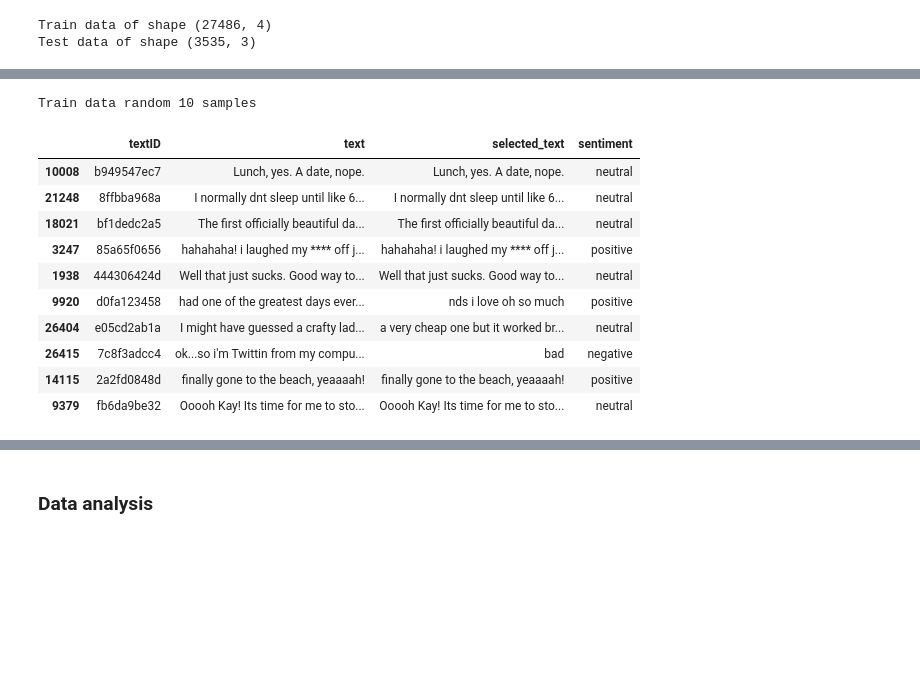
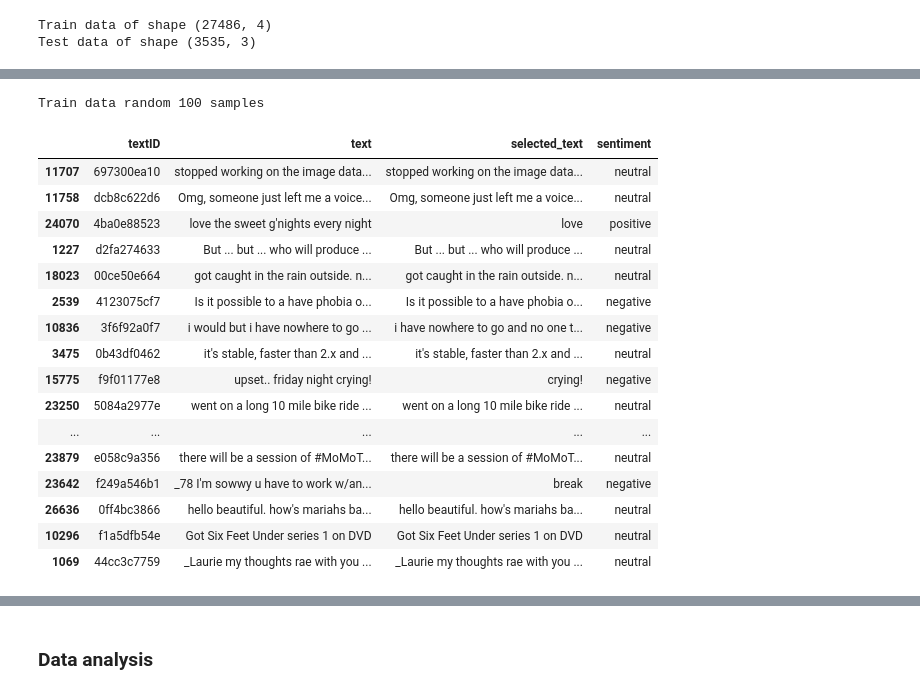
Before and after one commit to MohannadEhabBarakat/AI-ML-training, a Jupyter notebook: Kaggle Tweet Sentiment Extraction/Data loading and visualization .ipynb, the cells around one changed output, grey strips where cells are left out. Cells and saved outputs as stored; diff of their text form; code cells hidden in the pictures; blank space fills up the shorter version.

```diff
--- a/Kaggle Tweet Sentiment Extraction/Data loading and visualization .ipynb
+++ b/Kaggle Tweet Sentiment Extraction/Data loading and visualization .ipynb
@@ -21,7 +21,8 @@ from nltk.corpus import stopwords # load stoping words
 from nltk.tokenize import word_tokenize # word tokenizer
 import operator
 
-
+pd.set_option('display.max_colwidth', -1)
+pd.options.display.max_rows = 4000
 
 import re # Regular expression
 # %% [markdown]
@@ -66,22 +73,28 @@ Train data first 10 samples
 # %%
 # train data sample
-elements_random=10 # number of random elements to show
+elements_random=100 # number of random elements to show
 
 print("Train data random", elements_random, "samples")
 train.sample(elements_random)
 # %% [output]
-Train data random 10 samples
+Train data random 100 samples
 |  | textID | text | selected_text | sentiment |
-| 10008 | b949547ec7 | Lunch, yes. A date, nope. | Lunch, yes. A date, nope. | neutral |
-| 21248 | 8ffbba968a | I normally dnt sleep until like 6... | I normally dnt sleep until like 6... | neutral |
-| 18021 | bf1dedc2a5 | The first officially beautiful da... | The first officially beautiful da... | neutral |
-| 3247 | 85a65f0656 | hahahaha! i laughed my **** off j... | hahahaha! i laughed my **** off j... | positive |
-| 1938 | 444306424d | Well that just sucks. Good way to... | Well that just sucks. Good way to... | neutral |
-| 9920 | d0fa123458 | had one of the greatest days ever... | nds i love oh so much | positive |
-| 26404 | e05cd2ab1a | I might have guessed a crafty lad... | a very cheap one but it worked br... | neutral |
-| 26415 | 7c8f3adcc4 | ok...so i'm Twittin from my compu... | bad | negative |
-| 14115 | 2a2fd0848d | finally gone to the beach, yeaaaah! | finally gone to the beach, yeaaaah! | positive |
-| 9379 | fb6da9be32 | Ooooh Kay! Its time for me to sto... | Ooooh Kay! Its time for me to sto... | neutral |
+| 11707 | 697300ea10 | stopped working on the image data... | stopped working on the image data... | neutral |
+| 11758 | dcb8c622d6 | Omg, someone just left me a voice... | Omg, someone just left me a voice... | neutral |
+| 24070 | 4ba0e88523 | love the sweet g'nights every night | love | positive |
+| 1227 | d2fa274633 | But ... but ... who will produce ... | But ... but ... who will produce ... | neutral |
+| 18023 | 00ce50e664 | got caught in the rain outside. n... | got caught in the rain outside. n... | neutral |
+| 2539 | 4123075cf7 | Is it possible to a have phobia o... | Is it possible to a have phobia o... | negative |
+| 10836 | 3f6f92a0f7 | i would but i have nowhere to go ... | i have nowhere to go and no one t... | negative |
+| 3475 | 0b43df0462 | it's stable, faster than 2.x and ... | it's stable, faster than 2.x and ... | neutral |
+| 15775 | f9f01177e8 | upset.. friday night crying! | crying! | negative |
+| 23250 | 5084a2977e | went on a long 10 mile bike ride ... | went on a long 10 mile bike ride ... | neutral |
+| ... | ... | ... | ... | ... |
+| 23879 | e058c9a356 | there will be a session of #MoMoT... | there will be a session of #MoMoT... | neutral |
+| 23642 | f249a546b1 | _78 I'm sowwy u have to work w/an... | break | negative |
+| 26636 | 0ff4bc3866 | hello beautiful. how's mariahs ba... | hello beautiful. how's mariahs ba... | neutral |
+| 10296 | f1a5dfb54e | Got Six Feet Under series 1 on DVD | Got Six Feet Under series 1 on DVD | neutral |
+| 1069 | 44cc3c7759 | _Laurie my thoughts rae with you ... | _Laurie my thoughts rae with you ... | neutral |
 # %%
 # test data sample
 
```
Also changed, not shown: parts of 7 cells of this notebook.
